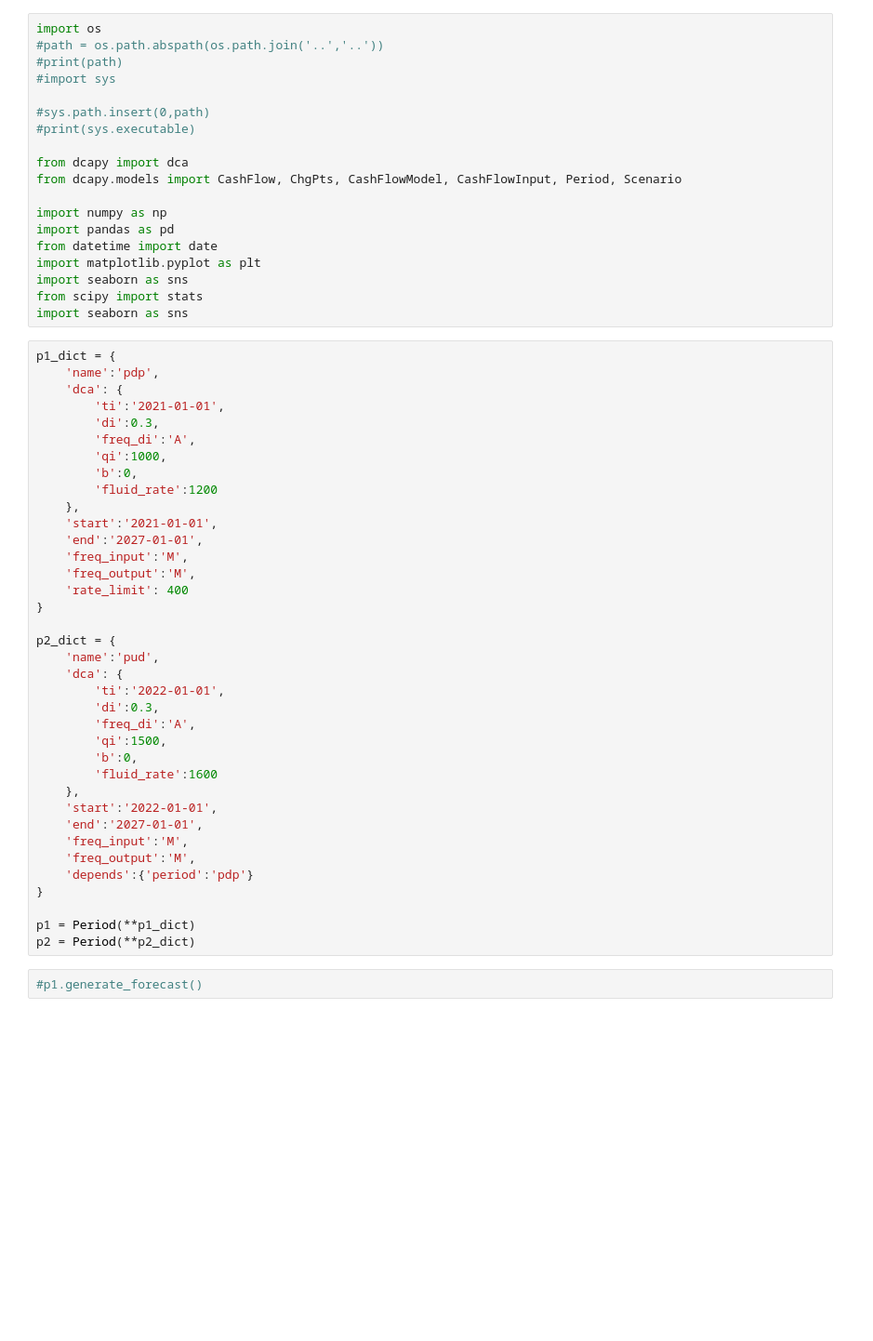
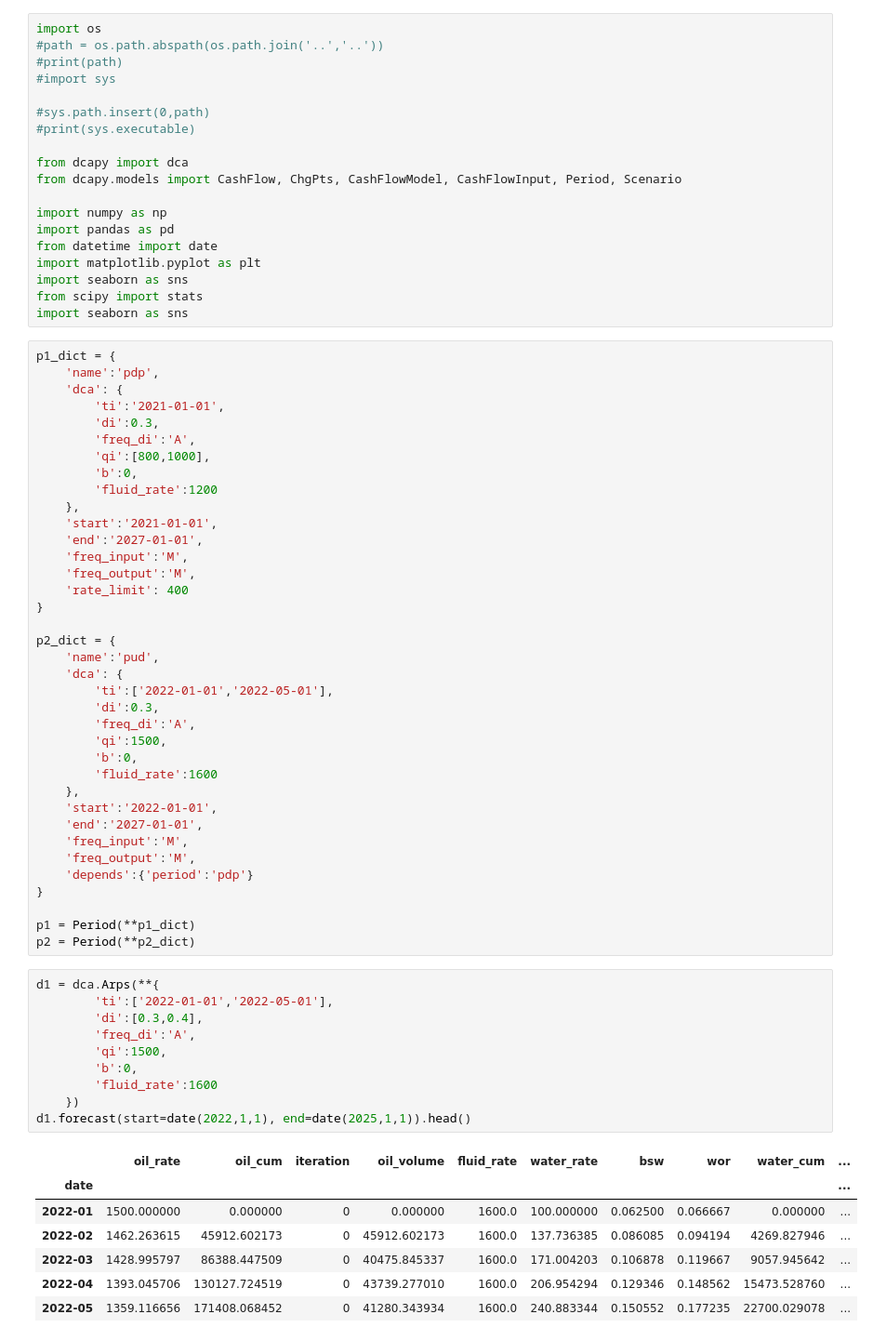
Before and after one commit to scuervo91/dcapy, a Jupyter notebook: examples/2-schedules/3-Depends.ipynb, the cells around one changed output. Shown at 93% size. Saved outputs shown, nothing was run; the diff lists cells and outputs as text; blank space fills up the shorter version.

```diff
--- a/examples/2-schedules/3-Depends.ipynb
+++ b/examples/2-schedules/3-Depends.ipynb
@@ -24,7 +24,7 @@ p1_dict = {
         'ti':'2021-01-01',
         'di':0.3,
         'freq_di':'A',
-        'qi':1000,
+        'qi':[800,1000],
         'b':0,
         'fluid_rate':1200
     },
@@ -38,7 +38,7 @@ p1_dict = {
 p2_dict = {
     'name':'pud',
     'dca': {
-        'ti':'2022-01-01',
+        'ti':['2022-01-01','2022-05-01'],
         'di':0.3,
         'freq_di':'A',
         'qi':1500,
@@ -54,5 +54,21 @@ p2_dict = {
 
 p1 = Period(**p1_dict)
 p2 = Period(**p2_dict)
-# %%
-#p1.generate_forecast()
+# %%
+d1 = dca.Arps(**{
+        'ti':['2022-01-01','2022-05-01'],
+        'di':[0.3,0.4],
+        'freq_di':'A',
+        'qi':1500,
+        'b':0,
+        'fluid_rate':1600
+    })
+d1.forecast(start=date(2022,1,1), end=date(2025,1,1)).head()
+# %% [output]
+|  | oil_rate | oil_cum | iteration | oil_volume | fluid_rate | water_rate | bsw | wor | water_cum | ... |
+| date |  |  |  |  |  |  |  |  |  | ... |
+| 2022-01 | 1500.000000 | 0.000000 | 0 | 0.000000 | 1600.0 | 100.000000 | 0.062500 | 0.066667 | 0.000000 | ... |
+| 2022-02 | 1462.263615 | 45912.602173 | 0 | 45912.602173 | 1600.0 | 137.736385 | 0.086085 | 0.094194 | 4269.827946 | ... |
+| 2022-03 | 1428.995797 | 86388.447509 | 0 | 40475.845337 | 1600.0 | 171.004203 | 0.106878 | 0.119667 | 9057.945642 | ... |
+| 2022-04 | 1393.045706 | 130127.724519 | 0 | 43739.277010 | 1600.0 | 206.954294 | 0.129346 | 0.148562 | 15473.528760 | ... |
+| 2022-05 | 1359.116656 | 171408.068452 | 0 | 41280.343934 | 1600.0 | 240.883344 | 0.150552 | 0.177235 | 22700.029078 | ... |
```
Also changed, not shown: parts of 5 cells of this notebook, 4 other files.
